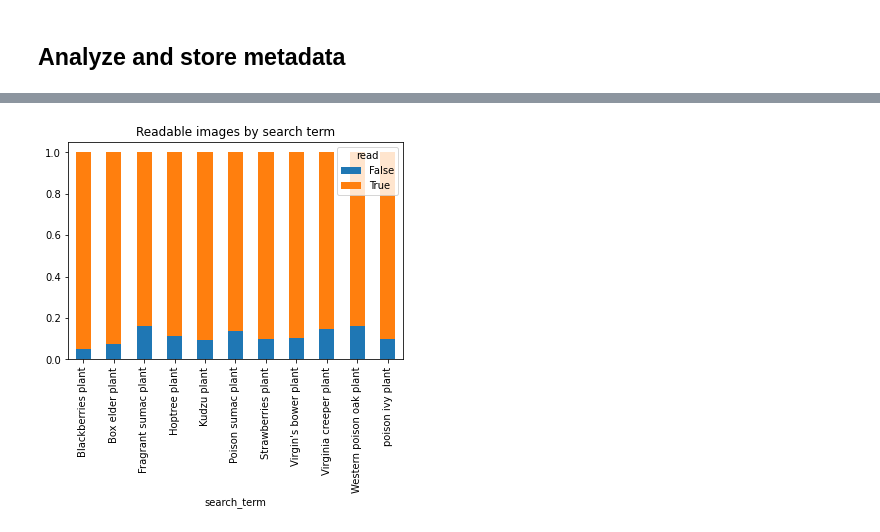
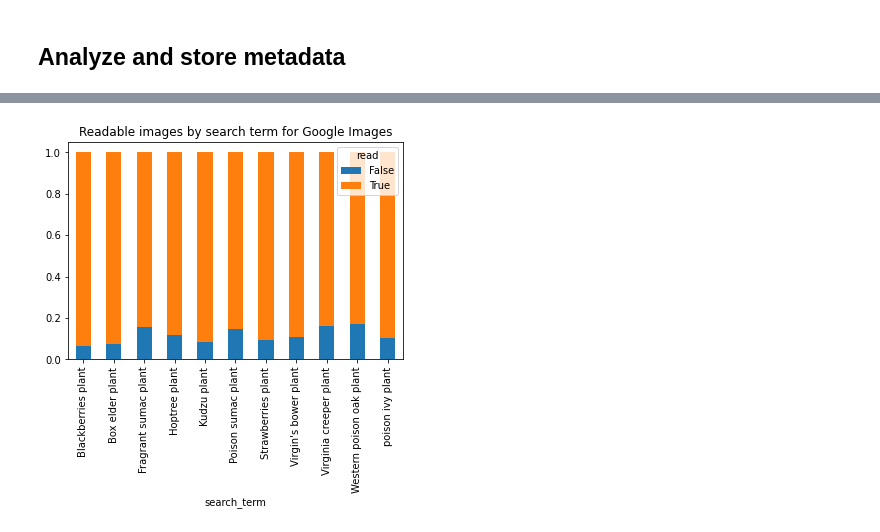
Before and after one commit to KenWronka/poison_ivy_detector, a Jupyter notebook: code/model_pipeline_v1/1.1-download_and_store_images.ipynb, the cells around one changed output, grey strips where cells are left out. Saved outputs shown, nothing was run; the diff lists cells and outputs as text; code cells hidden in the pictures.

```diff
--- a/code/model_pipeline_v1/1.1-download_and_store_images.ipynb
+++ b/code/model_pipeline_v1/1.1-download_and_store_images.ipynb
@@ -23,6 +23,7 @@ logger = logging.getLogger()
 logger.setLevel(logging.INFO)
 logger.propagate = False
 # %%
+# Google image download parameters
 n_positive_examples = 2500
 n_negative_examples = 2500
 
@@ -46,10 +47,15 @@ similar_plants = [
 ] # Source: "https://en.wikipedia.org/wiki/Toxicodendron_radicans"
 negative_terms = [f"{plant} plant" for plant in similar_plants]
 
-
+# Plantnet parameters
 PLANTNET_KEY = "7a3679ef-5582-4aaa-81f0-8c2545cafc81"
 plantnet_dl_target_path = Path("../datasets/pipeline_v1/plantnet_raw")
 n_plantnet_examples = 2000
+
+
+# ImageNet parameters
+imagenet_download_path = Path("../datasets/pipeline_v1/imagenet_mini_raw/val")
+imagenet_term_dict_path = Path("../datasets/pipeline_v1/imagenet_mini_raw/words.txt")
 # %%
 def resize_by_min_dim(size: Tuple[int, int], min_dim:int =100) -> Tuple[int, int]:
     """
@@ -296,0 +285,6 @@ Imagenet images were downloaded directly from: https://www.kaggle.com/ifigotin/i
+# %%
+imagenet_term_dict = {}
+with open(imagenet_term_dict_path, 'r') as f:
+    for i, line in enumerate(f.readlines()):
+        term_id, terms = line.split(None, maxsplit=1)
+        imagenet_term_dict[term_id] = terms.replace('\n', '')
@@ -296,0 +364,6 @@ Imagenet images were downloaded directly from: https://www.kaggle.com/ifigotin/i
+# %%
+%%time
+df_IN = gather_and_store_local_downloaded_images(dest_dir=str(Path(store_path, 'negative')),
+                                                 local_download_dir=str(imagenet_download_path),
+                                                 term_dict=imagenet_term_dict,
+                                                 source_name="Imagenet")
@@ -297,7 +383,7 @@ Imagenet images were downloaded directly from: https://www.kaggle.com/ifigotin/i
 # %% [markdown]
 ## Analyze and store metadata
 # %%
-df_ims = pd.concat([df_pos, df_neg, df_PN])
+df_ims = pd.concat([df_pos, df_neg, df_PN, df_IN])
 df_ims.head()
 # %% [output]
 |  | download_loc | final_loc | full_path | search_term | source | read | orig_width | orig_height | width | ... |
@@ -316,15 +402,17 @@ plt.show()
 # %%
-term_counts = df_ims['search_term'].value_counts()
-df_plot = df_ims.groupby(['search_term', 'read'])[['label_str']] \
+df_plot = df_ims[df_ims['source'] == 'Google Images']
+term_counts = df_plot['search_term'].value_counts()
+
+df_plot = df_plot.groupby(['search_term', 'read'])[['label_str']] \
     .count() \
     .rename({'label_str': 'count'}, axis=1) \
     .reset_index()
 
 df_plot['frac'] = df_plot.apply(lambda row: row['count'] / term_counts[row['search_term']], axis=1)
 # df_plot.set_index('read').unstack()
 df_plot = df_plot.set_index(['search_term', 'read']).unstack()
-df_plot.plot.bar(y='frac', stacked=True, title='Readable images by search term')
+df_plot.plot.bar(y='frac', stacked=True, title='Readable images by search term for Google Images')
 plt.show()
 # sns.barplot(data=df_plot, x='search_term', y='frac', hue='read', dodge=False, s)
 # %% [output]
-[figure, old version]
+[figure, new version]
```
Also changed, not shown: parts of 12 cells of this notebook.
